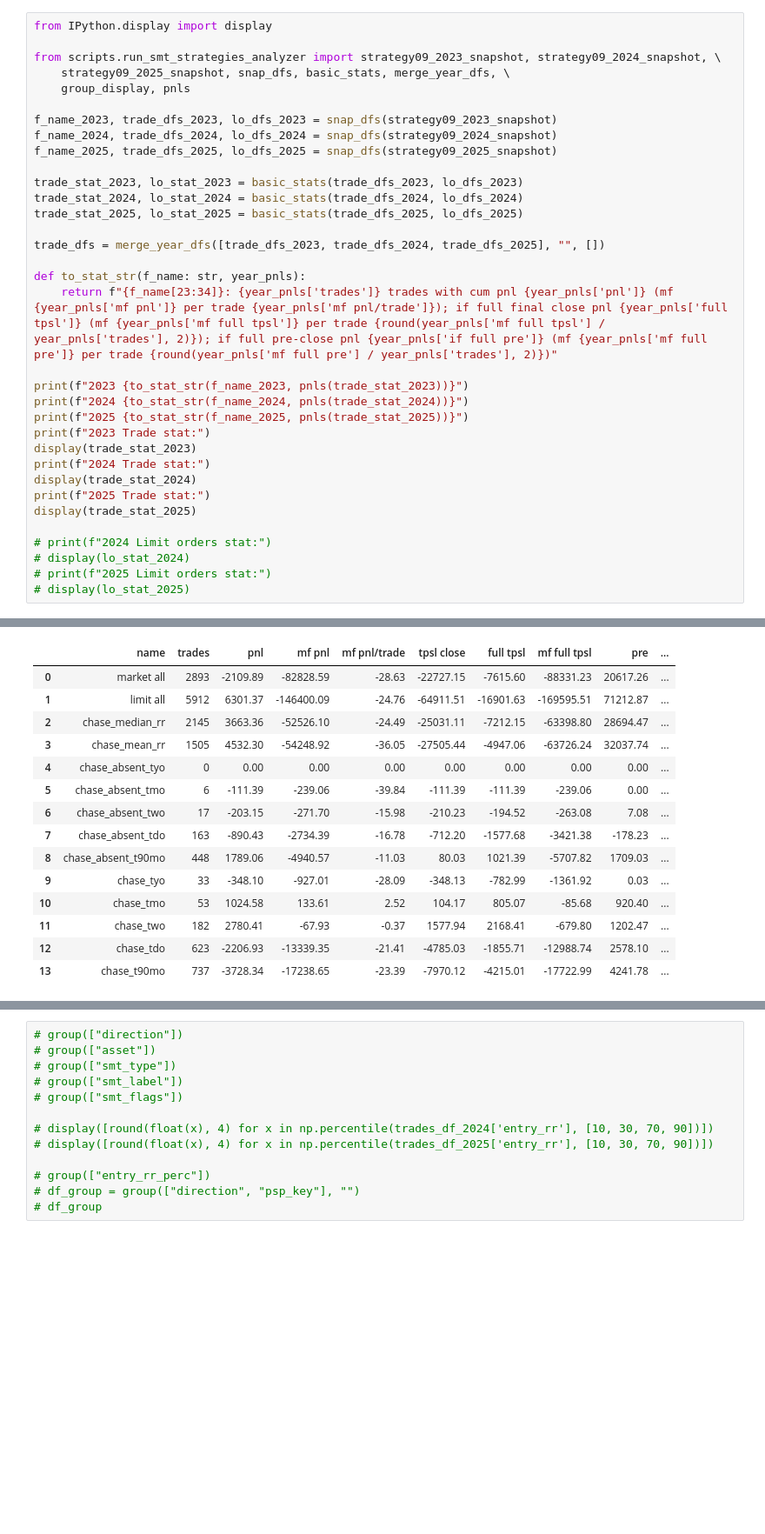
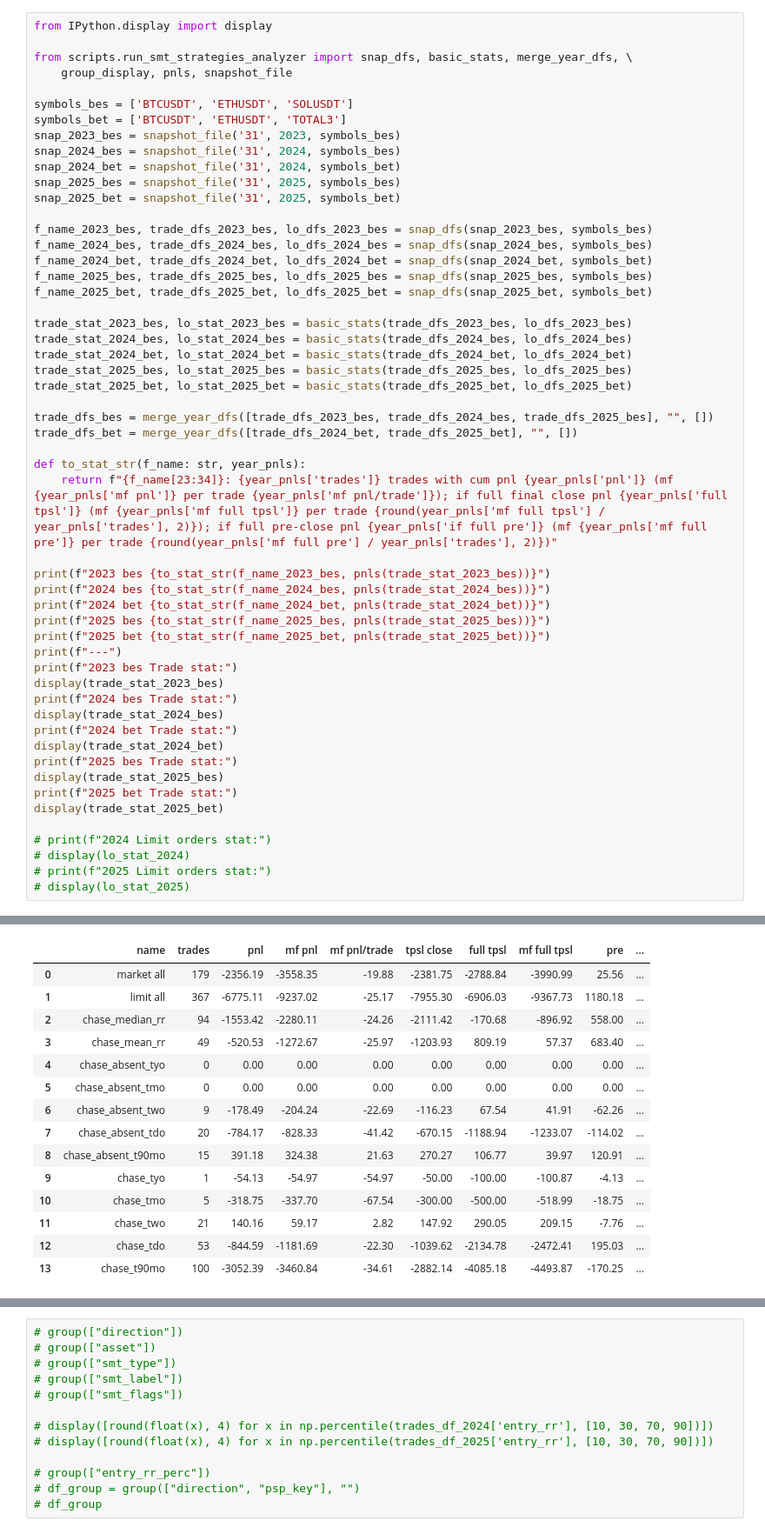
Before and after one commit to vlamitin/backtester, a Jupyter notebook: strategies_analyzer.ipynb, the cells around one changed output, grey strips where cells are left out. Shown at 87% size. Cells and saved outputs as stored; diff of their text form; blank space fills up the shorter version.

Commit message:
run bet on 2024-2025, new approach to analyze

```diff
--- a/strategies_analyzer.ipynb
+++ b/strategies_analyzer.ipynb
@@ -1,32 +1,51 @@
 # %%
 from IPython.display import display
 
-from scripts.run_smt_strategies_analyzer import strategy09_2023_snapshot, strategy09_2024_snapshot, \
-    strategy09_2025_snapshot, snap_dfs, basic_stats, merge_year_dfs, \
-    group_display, pnls
+from scripts.run_smt_strategies_analyzer import snap_dfs, basic_stats, merge_year_dfs, \
+    group_display, pnls, snapshot_file
 
-f_name_2023, trade_dfs_2023, lo_dfs_2023 = snap_dfs(strategy09_2023_snapshot)
-f_name_2024, trade_dfs_2024, lo_dfs_2024 = snap_dfs(strategy09_2024_snapshot)
-f_name_2025, trade_dfs_2025, lo_dfs_2025 = snap_dfs(strategy09_2025_snapshot)
+symbols_bes = ['BTCUSDT', 'ETHUSDT', 'SOLUSDT']
+symbols_bet = ['BTCUSDT', 'ETHUSDT', 'TOTAL3']
+snap_2023_bes = snapshot_file('31', 2023, symbols_bes)
+snap_2024_bes = snapshot_file('31', 2024, symbols_bes)
+snap_2024_bet = snapshot_file('31', 2024, symbols_bet)
+snap_2025_bes = snapshot_file('31', 2025, symbols_bes)
+snap_2025_bet = snapshot_file('31', 2025, symbols_bet)
 
-trade_stat_2023, lo_stat_2023 = basic_stats(trade_dfs_2023, lo_dfs_2023)
-trade_stat_2024, lo_stat_2024 = basic_stats(trade_dfs_2024, lo_dfs_2024)
-trade_stat_2025, lo_stat_2025 = basic_stats(trade_dfs_2025, lo_dfs_2025)
+f_name_2023_bes, trade_dfs_2023_bes, lo_dfs_2023_bes = snap_dfs(snap_2023_bes, symbols_bes)
+f_name_2024_bes, trade_dfs_2024_bes, lo_dfs_2024_bes = snap_dfs(snap_2024_bes, symbols_bes)
+f_name_2024_bet, trade_dfs_2024_bet, lo_dfs_2024_bet = snap_dfs(snap_2024_bet, symbols_bet)
+f_name_2025_bes, trade_dfs_2025_bes, lo_dfs_2025_bes = snap_dfs(snap_2025_bes, symbols_bes)
+f_name_2025_bet, trade_dfs_2025_bet, lo_dfs_2025_bet = snap_dfs(snap_2025_bet, symbols_bet)
 
-trade_dfs = merge_year_dfs([trade_dfs_2023, trade_dfs_2024, trade_dfs_2025], "", [])
+trade_stat_2023_bes, lo_stat_2023_bes = basic_stats(trade_dfs_2023_bes, lo_dfs_2023_bes)
+trade_stat_2024_bes, lo_stat_2024_bes = basic_stats(trade_dfs_2024_bes, lo_dfs_2024_bes)
+trade_stat_2024_bet, lo_stat_2024_bet = basic_stats(trade_dfs_2024_bet, lo_dfs_2024_bet)
+trade_stat_2025_bes, lo_stat_2025_bes = basic_stats(trade_dfs_2025_bes, lo_dfs_2025_bes)
+trade_stat_2025_bet, lo_stat_2025_bet = basic_stats(trade_dfs_2025_bet, lo_dfs_2025_bet)
+
+trade_dfs_bes = merge_year_dfs([trade_dfs_2023_bes, trade_dfs_2024_bes, trade_dfs_2025_bes], "", [])
+trade_dfs_bet = merge_year_dfs([trade_dfs_2024_bet, trade_dfs_2025_bet], "", [])
 
 def to_stat_str(f_name: str, year_pnls):
     return f"{f_name[23:34]}: {year_pnls['trades']} trades with cum pnl {year_pnls['pnl']} (mf {year_pnls['mf pnl']} per trade {year_pnls['mf pnl/trade']}); if full final close pnl {year_pnls['full tpsl']} (mf {year_pnls['mf full tpsl']} per trade {round(year_pnls['mf full tpsl'] / year_pnls['trades'], 2)}); if full pre-close pnl {year_pnls['if full pre']} (mf {year_pnls['mf full pre']} per trade {round(year_pnls['mf full pre'] / year_pnls['trades'], 2)})"
 
-print(f"2023 {to_stat_str(f_name_2023, pnls(trade_stat_2023))}")
-print(f"2024 {to_stat_str(f_name_2024, pnls(trade_stat_2024))}")
-print(f"2025 {to_stat_str(f_name_2025, pnls(trade_stat_2025))}")
-print(f"2023 Trade stat:")
-display(trade_stat_2023)
-print(f"2024 Trade stat:")
-display(trade_stat_2024)
-print(f"2025 Trade stat:")
-display(trade_stat_2025)
+print(f"2023 bes {to_stat_str(f_name_2023_bes, pnls(trade_stat_2023_bes))}")
+print(f"2024 bes {to_stat_str(f_name_2024_bes, pnls(trade_stat_2024_bes))}")
+print(f"2024 bet {to_stat_str(f_name_2024_bet, pnls(trade_stat_2024_bet))}")
+print(f"2025 bes {to_stat_str(f_name_2025_bes, pnls(trade_stat_2025_bes))}")
+print(f"2025 bet {to_stat_str(f_name_2025_bet, pnls(trade_stat_2025_bet))}")
+print(f"---")
+print(f"2023 bes Trade stat:")
+display(trade_stat_2023_bes)
+print(f"2024 bes Trade stat:")
+display(trade_stat_2024_bes)
+print(f"2024 bet Trade stat:")
+display(trade_stat_2024_bet)
+print(f"2025 bes Trade stat:")
+display(trade_stat_2025_bes)
+print(f"2025 bet Trade stat:")
+display(trade_stat_2025_bet)
 
 # print(f"2024 Limit orders stat:")
 # display(lo_stat_2024)
@@ -40,15 +62,15 @@ display(trade_stat_2025)
 |  | name | trades | pnl | mf pnl | mf pnl/trade | tpsl close | full tpsl | mf full tpsl | pre | ... |
-| 0 | market all | 2893 | -2109.89 | -82828.59 | -28.63 | -22727.15 | -7615.60 | -88331.23 | 20617.26 | ... |
-| 1 | limit all | 5912 | 6301.37 | -146400.09 | -24.76 | -64911.51 | -16901.63 | -169595.51 | 71212.87 | ... |
-| 2 | chase_median_rr | 2145 | 3663.36 | -52526.10 | -24.49 | -25031.11 | -7212.15 | -63398.80 | 28694.47 | ... |
-| 3 | chase_mean_rr | 1505 | 4532.30 | -54248.92 | -36.05 | -27505.44 | -4947.06 | -63726.24 | 32037.74 | ... |
+| 0 | market all | 179 | -2356.19 | -3558.35 | -19.88 | -2381.75 | -2788.84 | -3990.99 | 25.56 | ... |
+| 1 | limit all | 367 | -6775.11 | -9237.02 | -25.17 | -7955.30 | -6906.03 | -9367.73 | 1180.18 | ... |
+| 2 | chase_median_rr | 94 | -1553.42 | -2280.11 | -24.26 | -2111.42 | -170.68 | -896.92 | 558.00 | ... |
+| 3 | chase_mean_rr | 49 | -520.53 | -1272.67 | -25.97 | -1203.93 | 809.19 | 57.37 | 683.40 | ... |
 | 4 | chase_absent_tyo | 0 | 0.00 | 0.00 | 0.00 | 0.00 | 0.00 | 0.00 | 0.00 | ... |
-| 5 | chase_absent_tmo | 6 | -111.39 | -239.06 | -39.84 | -111.39 | -111.39 | -239.06 | 0.00 | ... |
-| 6 | chase_absent_two | 17 | -203.15 | -271.70 | -15.98 | -210.23 | -194.52 | -263.08 | 7.08 | ... |
-| 7 | chase_absent_tdo | 163 | -890.43 | -2734.39 | -16.78 | -712.20 | -1577.68 | -3421.38 | -178.23 | ... |
-| 8 | chase_absent_t90mo | 448 | 1789.06 | -4940.57 | -11.03 | 80.03 | 1021.39 | -5707.82 | 1709.03 | ... |
-| 9 | chase_tyo | 33 | -348.10 | -927.01 | -28.09 | -348.13 | -782.99 | -1361.92 | 0.03 | ... |
-| 10 | chase_tmo | 53 | 1024.58 | 133.61 | 2.52 | 104.17 | 805.07 | -85.68 | 920.40 | ... |
-| 11 | chase_two | 182 | 2780.41 | -67.93 | -0.37 | 1577.94 | 2168.41 | -679.80 | 1202.47 | ... |
-| 12 | chase_tdo | 623 | -2206.93 | -13339.35 | -21.41 | -4785.03 | -1855.71 | -12988.74 | 2578.10 | ... |
-| 13 | chase_t90mo | 737 | -3728.34 | -17238.65 | -23.39 | -7970.12 | -4215.01 | -17722.99 | 4241.78 | ... |
+| 5 | chase_absent_tmo | 0 | 0.00 | 0.00 | 0.00 | 0.00 | 0.00 | 0.00 | 0.00 | ... |
+| 6 | chase_absent_two | 9 | -178.49 | -204.24 | -22.69 | -116.23 | 67.54 | 41.91 | -62.26 | ... |
+| 7 | chase_absent_tdo | 20 | -784.17 | -828.33 | -41.42 | -670.15 | -1188.94 | -1233.07 | -114.02 | ... |
+| 8 | chase_absent_t90mo | 15 | 391.18 | 324.38 | 21.63 | 270.27 | 106.77 | 39.97 | 120.91 | ... |
+| 9 | chase_tyo | 1 | -54.13 | -54.97 | -54.97 | -50.00 | -100.00 | -100.87 | -4.13 | ... |
+| 10 | chase_tmo | 5 | -318.75 | -337.70 | -67.54 | -300.00 | -500.00 | -518.99 | -18.75 | ... |
+| 11 | chase_two | 21 | 140.16 | 59.17 | 2.82 | 147.92 | 290.05 | 209.15 | -7.76 | ... |
+| 12 | chase_tdo | 53 | -844.59 | -1181.69 | -22.30 | -1039.62 | -2134.78 | -2472.41 | 195.03 | ... |
+| 13 | chase_t90mo | 100 | -3052.39 | -3460.84 | -34.61 | -2882.14 | -4085.18 | -4493.87 | -170.25 | ... |
```
Also changed, not shown: parts of 6 cells of this notebook, 54 other files.
